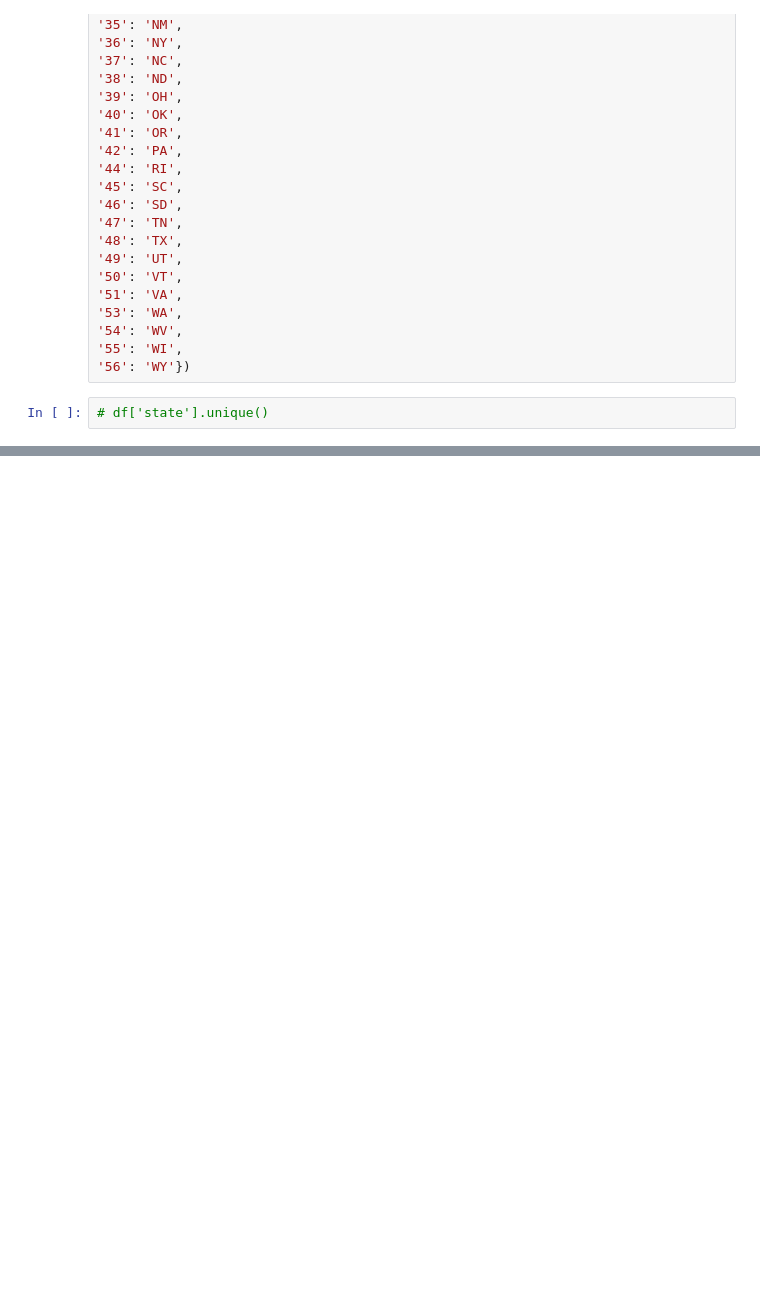
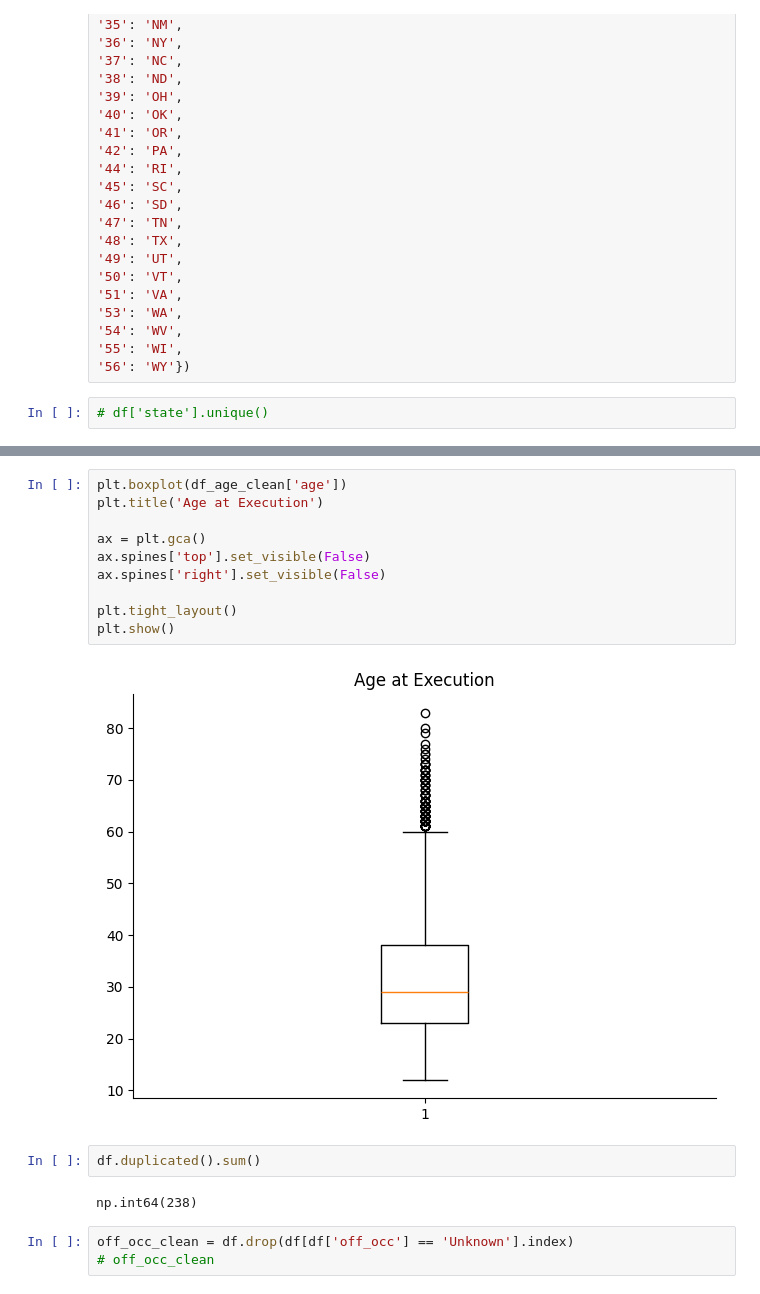
Before and after one commit to max-reevage/us-execution-trends-exploration, a Jupyter notebook: notebooks/execution_data_practice(2).ipynb, the cells around one changed output, grey strips where cells are left out. Drawn from its saved outputs; the diff is of its cells as text; blank space fills up the shorter version.

```diff
--- a/notebooks/execution_data_practice(2).ipynb
+++ b/notebooks/execution_data_practice(2).ipynb
@@ -364,0 +423,19 @@ df[df['exec_method'] == 'Hanging']
+# %%
+plt.boxplot(df_age_clean['age'])
+plt.title('Age at Execution')
+
+ax = plt.gca()
+ax.spines['top'].set_visible(False)
+ax.spines['right'].set_visible(False)
+
+plt.tight_layout()
+plt.show()
+# %% [output]
+[figure, added]
+# %%
+df.duplicated().sum()
+# %% [output]
+np.int64(238)
+# %%
+off_occ_clean = df.drop(df[df['off_occ'] == 'Unknown'].index)
+# off_occ_clean
```
Also changed, not shown: parts of 27 cells of this notebook, 2 other files.
